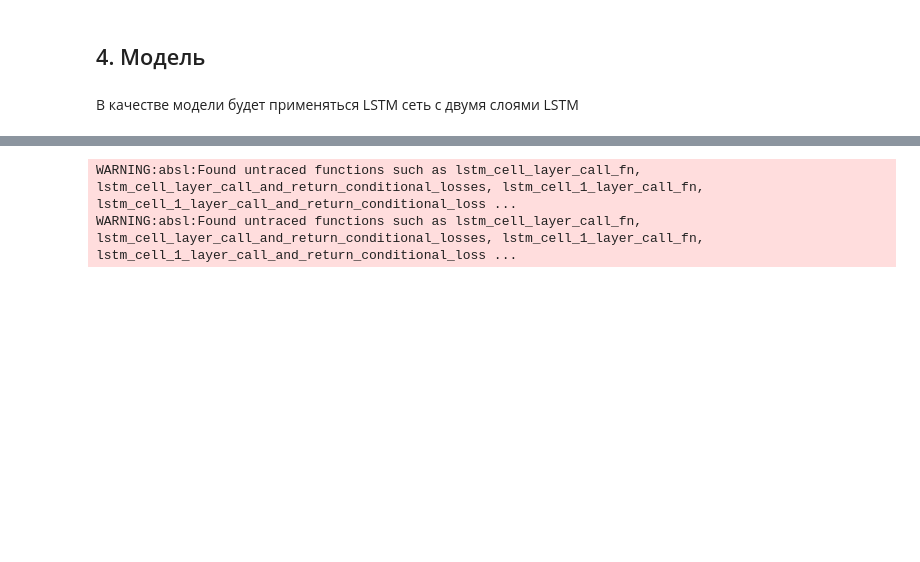
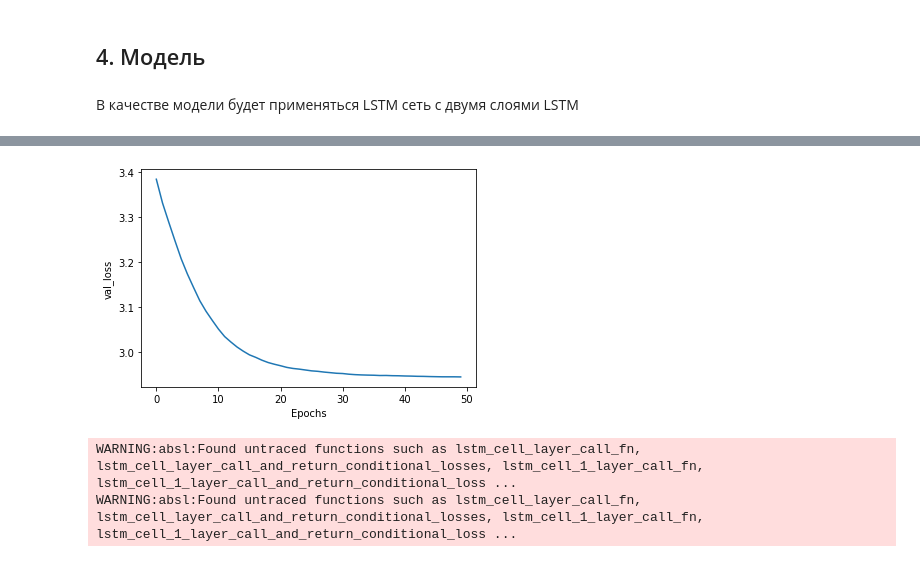
Before and after one commit to tomateit/text-generation-demo, a Jupyter notebook: notebooks/HowThisIsDone.ipynb, the cells around one changed output, grey strips where cells are left out. Saved outputs shown, nothing was run; the diff lists cells and outputs as text; code cells hidden in the pictures; blank space fills up the shorter version.

```diff
--- a/notebooks/HowThisIsDone.ipynb
+++ b/notebooks/HowThisIsDone.ipynb
@@ -238,3 +239,7 @@ plot_graphs(history, 'accuracy')
+# %%
+plot_graphs(history, 'val_loss')
+# %% [output]
+[figure, added]
 # %%
 model.save('lstm2layer_model')
 # %% [output]
```
Also changed, not shown: parts of 11 cells of this notebook.
